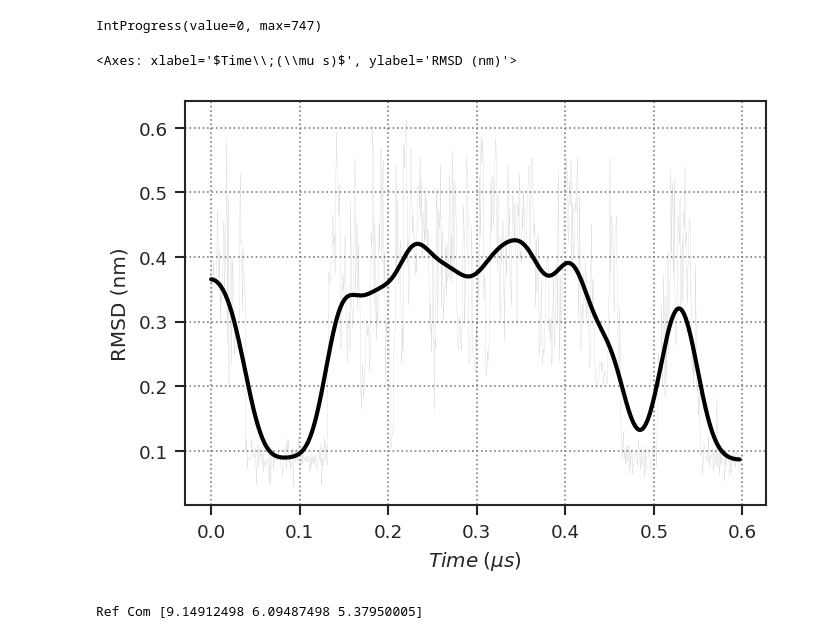
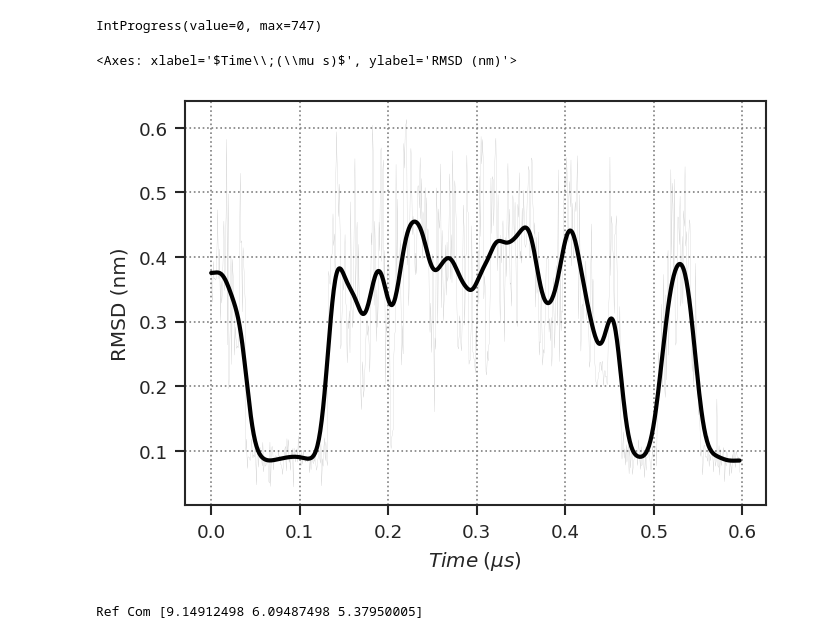
Before and after one commit to samuelmurail/SST2, a Jupyter notebook: notebook/analysis_SST2_CLN025_300_540K_10us_exch_2ps_1 copy.ipynb, the cells around one changed output. Drawn from its saved outputs; the diff is of its cells as text; code cells hidden in the pictures.

```diff
--- a/notebook/analysis_SST2_CLN025_300_540K_10us_exch_2ps_1 copy.ipynb
+++ b/notebook/analysis_SST2_CLN025_300_540K_10us_exch_2ps_1 copy.ipynb
@@ -360,12 +360,12 @@ df_300['RMSD (nm)'] = rmsd[3] / 10
 # %%
 data_plot.plot_lineplot_avg(
     df_300,
     x=time_ax_name,
     y="RMSD (nm)",
-    avg_win=20)
+    avg_win=10)
 # %% [output]
 <Axes: xlabel='$Time\\;(\\mu s)$', ylabel='RMSD (nm)'>
-[figure, old version]
+[figure, new version]
 # %%
 first_md = mda.Universe(first_pdb,
                         in_memory=True)
```
Also changed, not shown: parts of 9 cells of this notebook, 2 other files.
